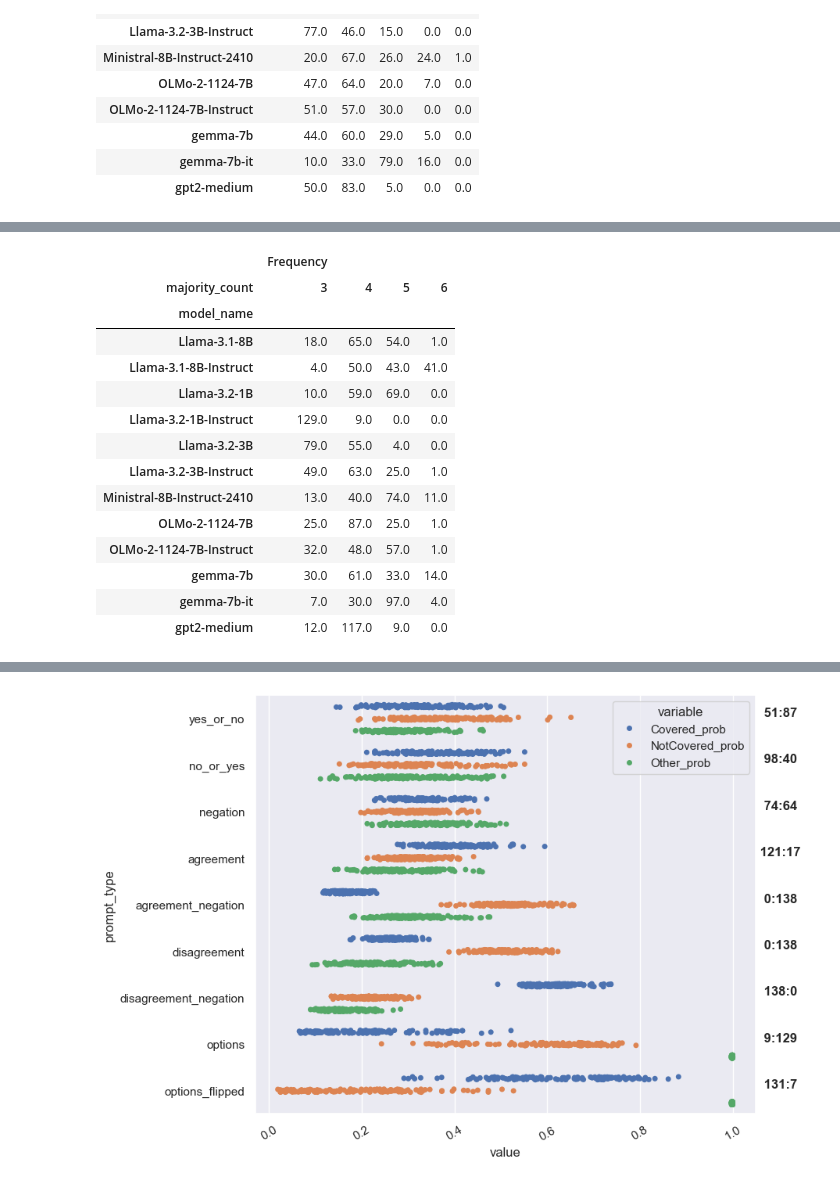
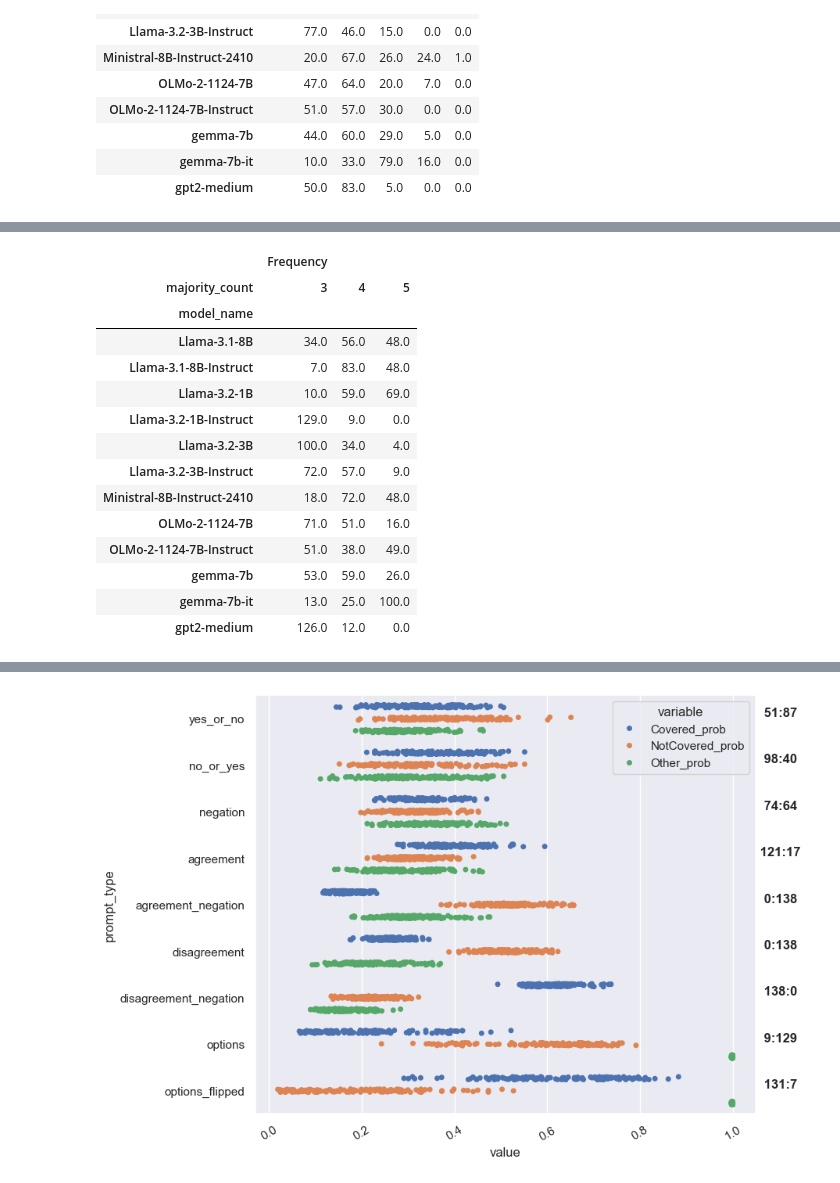
Before and after one commit to bwaldon/llms-legal-interp, a Jupyter notebook: Robustness.ipynb, the cells around one changed output, grey strips where cells are left out. Drawn from its saved outputs; the diff is of its cells as text; code cells hidden in the pictures.

```diff
--- a/Robustness.ipynb
+++ b/Robustness.ipynb
@@ -111,34 +130,34 @@ table_df
 # %%
 table_df.to_latex("reports/majority-votes-freq-table.tex", float_format="%.0f")
 # %%
-smaller_prompt_type_mask = (combined_df["prompt_type"].isin(["yes_or_no", "no_or_yes", "agreement", "disagreement", "options", "options_flipped"]))
+smaller_prompt_type_mask = (combined_df["prompt_type"].isin(["yes_or_no", "no_or_yes", "agreement", "options", "options_flipped"]))
 majority_vote_by_model = combined_df[smaller_prompt_type_mask].groupby(['title', 'version', 'model_name'], as_index=False, sort=False).aggregate(
      {
         'Covered': 'sum',
         'NotCovered': 'sum',
     }
 )
 majority_vote_by_model.loc[:, "majority_count"] = majority_vote_by_model[['Covered', 'NotCovered']].max(axis=1)
 majority_vote_by_model.shape
 table_df = majority_vote_by_model[["model_name", "majority_count"]].value_counts().reset_index(name="Frequency")\
 .pivot(columns =['majority_count'], index="model_name")\
 
 table_df.replace(np.nan, 0, inplace=True)
 # sns.heatmap(table_df)
 table_df
 # %% [output]
-|  | Frequency |  |  |  |
-| majority_count | 3 | 4 | 5 | 6 |
-| model_name |  |  |  |  |
-| Llama-3.1-8B | 18.0 | 65.0 | 54.0 | 1.0 |
-| Llama-3.1-8B-Instruct | 4.0 | 50.0 | 43.0 | 41.0 |
-| Llama-3.2-1B | 10.0 | 59.0 | 69.0 | 0.0 |
-| Llama-3.2-1B-Instruct | 129.0 | 9.0 | 0.0 | 0.0 |
-| Llama-3.2-3B | 79.0 | 55.0 | 4.0 | 0.0 |
-| Llama-3.2-3B-Instruct | 49.0 | 63.0 | 25.0 | 1.0 |
-| Ministral-8B-Instruct-2410 | 13.0 | 40.0 | 74.0 | 11.0 |
-| OLMo-2-1124-7B | 25.0 | 87.0 | 25.0 | 1.0 |
-| OLMo-2-1124-7B-Instruct | 32.0 | 48.0 | 57.0 | 1.0 |
-| gemma-7b | 30.0 | 61.0 | 33.0 | 14.0 |
-| gemma-7b-it | 7.0 | 30.0 | 97.0 | 4.0 |
-| gpt2-medium | 12.0 | 117.0 | 9.0 | 0.0 |
+|  | Frequency |  |  |
+| majority_count | 3 | 4 | 5 |
+| model_name |  |  |  |
+| Llama-3.1-8B | 34.0 | 56.0 | 48.0 |
+| Llama-3.1-8B-Instruct | 7.0 | 83.0 | 48.0 |
+| Llama-3.2-1B | 10.0 | 59.0 | 69.0 |
+| Llama-3.2-1B-Instruct | 129.0 | 9.0 | 0.0 |
+| Llama-3.2-3B | 100.0 | 34.0 | 4.0 |
+| Llama-3.2-3B-Instruct | 72.0 | 57.0 | 9.0 |
+| Ministral-8B-Instruct-2410 | 18.0 | 72.0 | 48.0 |
+| OLMo-2-1124-7B | 71.0 | 51.0 | 16.0 |
+| OLMo-2-1124-7B-Instruct | 51.0 | 38.0 | 49.0 |
+| gemma-7b | 53.0 | 59.0 | 26.0 |
+| gemma-7b-it | 13.0 | 25.0 | 100.0 |
+| gpt2-medium | 126.0 | 12.0 | 0.0 |
```
Also changed, not shown: parts of 6 cells of this notebook, 3 other files.
